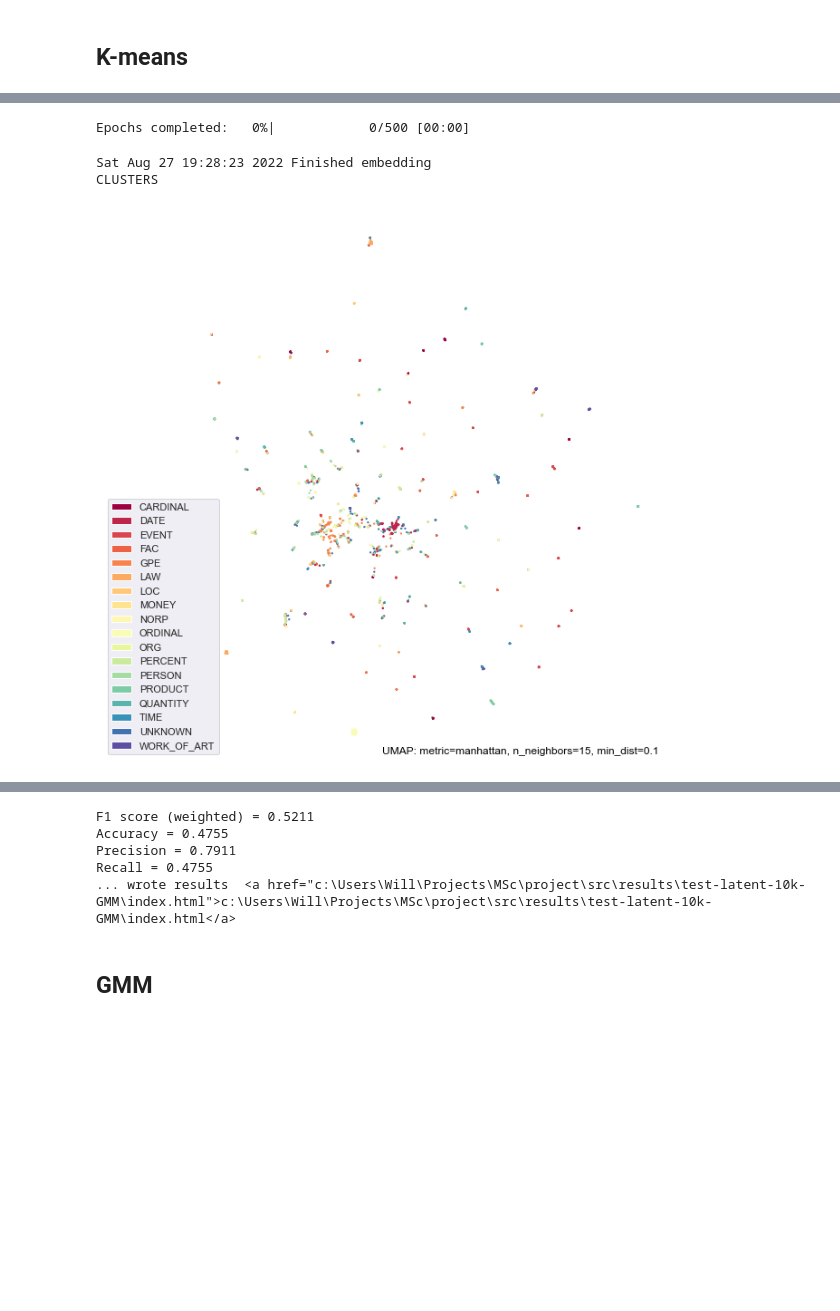
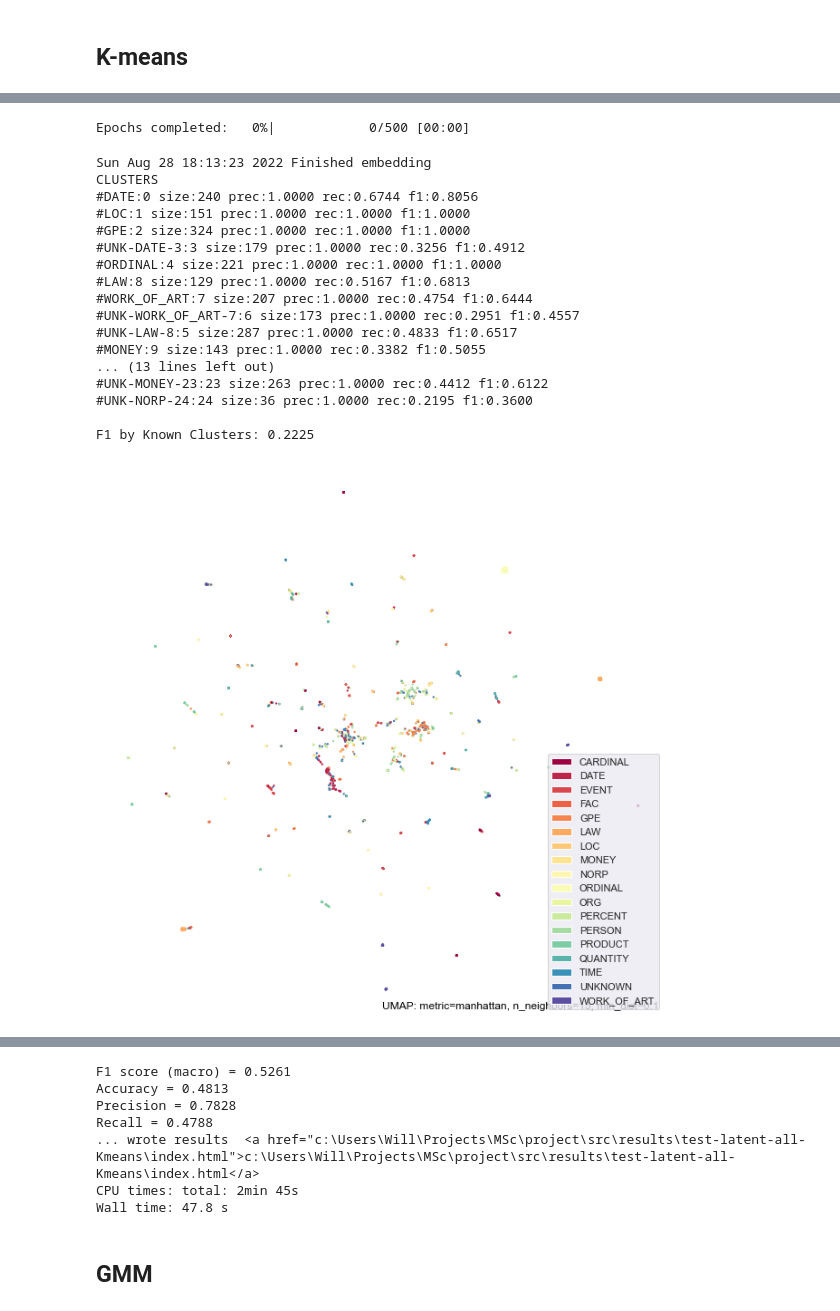
Before and after one commit to wgilpin/auto-ontology, a Jupyter notebook: src/joint_model_trg.ipynb, the cells around one changed output, grey strips where cells are left out. Drawn from its saved outputs; the diff is of its cells as text; code cells hidden in the pictures; blank space fills up the shorter version.

```diff
--- a/src/joint_model_trg.ipynb
+++ b/src/joint_model_trg.ipynb
@@ -67,6 +67,7 @@ def cluster_acc(y_true, y_pred, y_pred_cluster):
     print(f"Cluster Loss {c_loss} on {y_pred_cluster.size} clusters")
     return c_loss
 # %%
+from tabnanny import verbose
 from sklearn.cluster import KMeans, DBSCAN, OPTICS, AgglomerativeClustering
 from sklearn import mixture
 from scipy.stats import multivariate_normal
@@ -118,11 +119,17 @@ def do_clustering(
         y_pred = dbscan.fit_predict(z_state)
         centers = np.zeros((len(np.unique(y_pred))))
     elif clustering == 'OPTICS':
-        optics = OPTICS(min_samples=dbscan_min_samples)
+        optics = OPTICS(
+            min_samples=dbscan_min_samples,
+            min_cluster_size=5,
+            metric='manhattan')
         y_pred = optics.fit_predict(z_state)
         centers = np.zeros((len(np.unique(y_pred))))
     elif clustering=="agg":
-        agg = AgglomerativeClustering(n_clusters=n_clusters, affinity='manhattan', linkage='average')
+        agg = AgglomerativeClustering(
+            n_clusters=n_clusters,
+            affinity='manhattan',
+            linkage='average')
         y_pred = agg.fit_predict(z_state)
         centers = None
     else:
@@ -1056,20 +1176,20 @@ Recall = 0.2230
 # %% [markdown]
 ## K-means
 # %%
-tf.get_logger().setLevel('ERROR')
+%%time
 
 dc = None
 dc = DeepLatentCluster(
-    'test-latent-10k-GMM',
+    'test-latent-all-Kmeans',
     {
-        'train_size':10000,
+        'train_size':0,
         'reconstr_weight':1.0,
         'latent_weight':1e-5,
         "cluster": "Kmeans"
     })
 # dc.make_model()
 # dc.train_model()
-dc.evaluate_model(sample_size=4000)
+dc.evaluate_model('test-latent-all', sample_size=4000)
 # %% [output]
 Autoencoder
 Latent Model
@@ -1093,4 +1210,19 @@ Sat Aug 27 19:28:16 2022 Construct embedding
 Epochs completed:   0%|            0/500 [00:00]
-Sat Aug 27 19:28:23 2022 Finished embedding
+Sun Aug 28 18:13:23 2022 Finished embedding
 CLUSTERS
+#DATE:0 size:240 prec:1.0000 rec:0.6744 f1:0.8056
+#LOC:1 size:151 prec:1.0000 rec:1.0000 f1:1.0000
+#GPE:2 size:324 prec:1.0000 rec:1.0000 f1:1.0000
+#UNK-DATE-3:3 size:179 prec:1.0000 rec:0.3256 f1:0.4912
+#ORDINAL:4 size:221 prec:1.0000 rec:1.0000 f1:1.0000
+#LAW:8 size:129 prec:1.0000 rec:0.5167 f1:0.6813
+#WORK_OF_ART:7 size:207 prec:1.0000 rec:0.4754 f1:0.6444
+#UNK-WORK_OF_ART-7:6 size:173 prec:1.0000 rec:0.2951 f1:0.4557
+#UNK-LAW-8:5 size:287 prec:1.0000 rec:0.4833 f1:0.6517
+#MONEY:9 size:143 prec:1.0000 rec:0.3382 f1:0.5055
+... (13 lines left out)
+#UNK-MONEY-23:23 size:263 prec:1.0000 rec:0.4412 f1:0.6122
+#UNK-NORP-24:24 size:36 prec:1.0000 rec:0.2195 f1:0.3600
+
+F1 by Known Clusters: 0.2225
-[figure, old version]
+[figure, new version]
@@ -1098,7 +1230,9 @@ CLUSTERS
-F1 score (weighted) = 0.5211
-Accuracy = 0.4755
-Precision = 0.7911
-Recall = 0.4755
-... wrote results  <a href="c:\Users\Will\Projects\MSc\project\src\results\test-latent-10k-GMM\index.html">c:\Users\Will\Projects\MSc\project\src\results\test-latent-10k-GMM\index.html</a>
+F1 score (macro) = 0.5261
+Accuracy = 0.4813
+Precision = 0.7828
+Recall = 0.4788
+... wrote results  <a href="c:\Users\Will\Projects\MSc\project\src\results\test-latent-all-Kmeans\index.html">c:\Users\Will\Projects\MSc\project\src\results\test-latent-all-Kmeans\index.html</a>
+CPU times: total: 2min 45s
+Wall time: 47.8 s
 # %% [markdown]
 ## GMM
```
Also changed, not shown: parts of 36 cells of this notebook, 1 other file.
